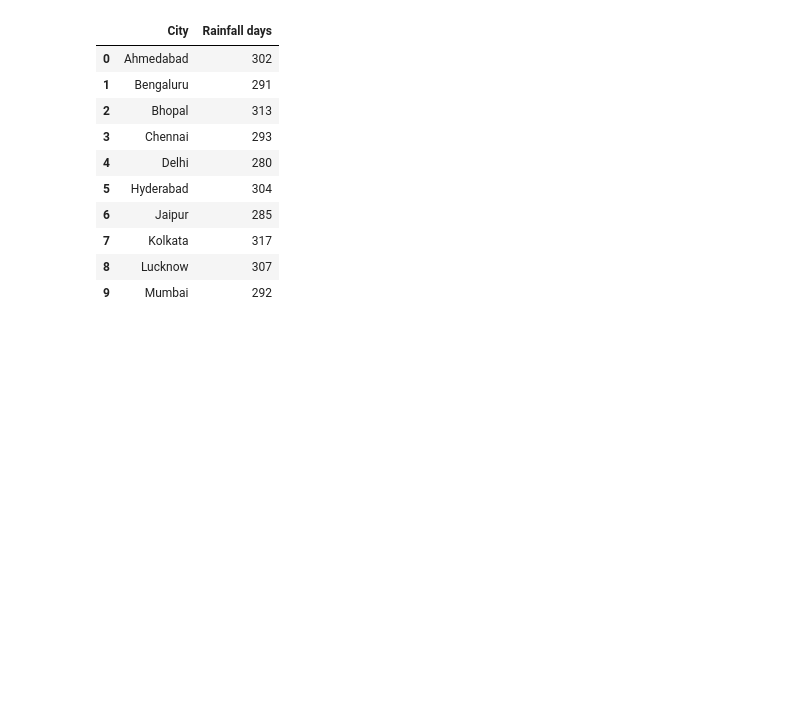
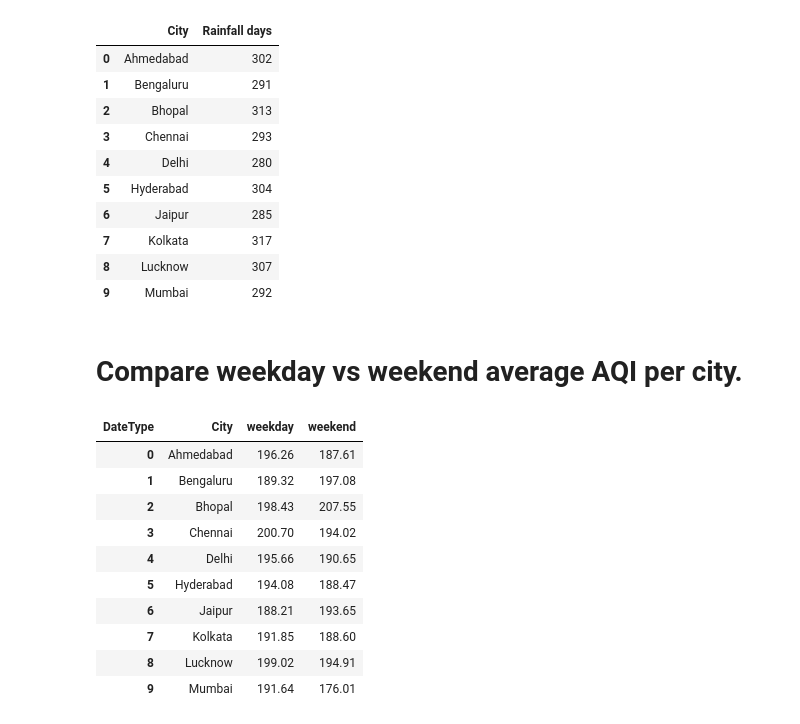
Before and after one commit to MuraliAirody/PyAi_Foundation, a Jupyter notebook: Practice/climate.ipynb, the cells around one changed output. Cells and saved outputs as stored; diff of their text form; code cells hidden in the pictures; blank space fills up the shorter version.

Commit message:
weekday and weekedn AQI, max and min avg rainfall

```diff
--- a/Practice/climate.ipynb
+++ b/Practice/climate.ipynb
@@ -293,3 +295,33 @@ rain_fall.reset_index(name="Rainfall days")
 | 7 | Kolkata | 317 |
 | 8 | Lucknow | 307 |
 | 9 | Mumbai | 292 |
+# %% [markdown]
+# Compare weekday vs weekend average AQI per city.
+# %%
+master_data["Date"] = pd.to_datetime(master_data["Date"])
+
+master_data["DateType"] = np.where(
+    master_data["Date"].dt.weekday<5,"weekday","weekend"
+)
+
+
+daysGroupAQI = master_data.groupby(["City","DateType"])["AQI"].mean()
+
+daysGroupAQI = daysGroupAQI.reset_index()
+
+
+daysGroupAQI_Pivot = daysGroupAQI.pivot(index="City",columns="DateType",values="AQI").reset_index().round(2)
+
+daysGroupAQI_Pivot
+# %% [output]
+| DateType | City | weekday | weekend |
+| 0 | Ahmedabad | 196.26 | 187.61 |
+| 1 | Bengaluru | 189.32 | 197.08 |
+| 2 | Bhopal | 198.43 | 207.55 |
+| 3 | Chennai | 200.70 | 194.02 |
+| 4 | Delhi | 195.66 | 190.65 |
+| 5 | Hyderabad | 194.08 | 188.47 |
+| 6 | Jaipur | 188.21 | 193.65 |
+| 7 | Kolkata | 191.85 | 188.60 |
+| 8 | Lucknow | 199.02 | 194.91 |
+| 9 | Mumbai | 191.64 | 176.01 |
```
Also changed, not shown: parts of 5 cells of this notebook.
